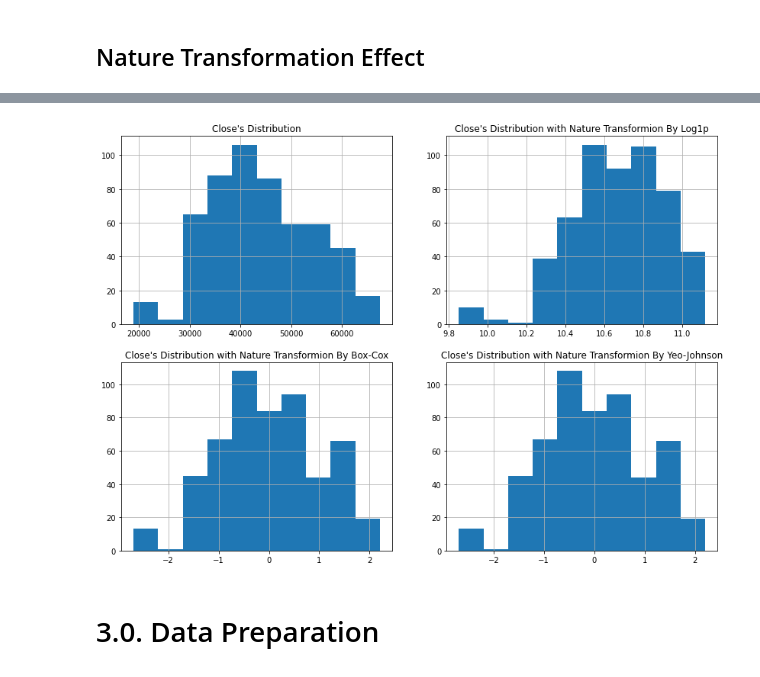
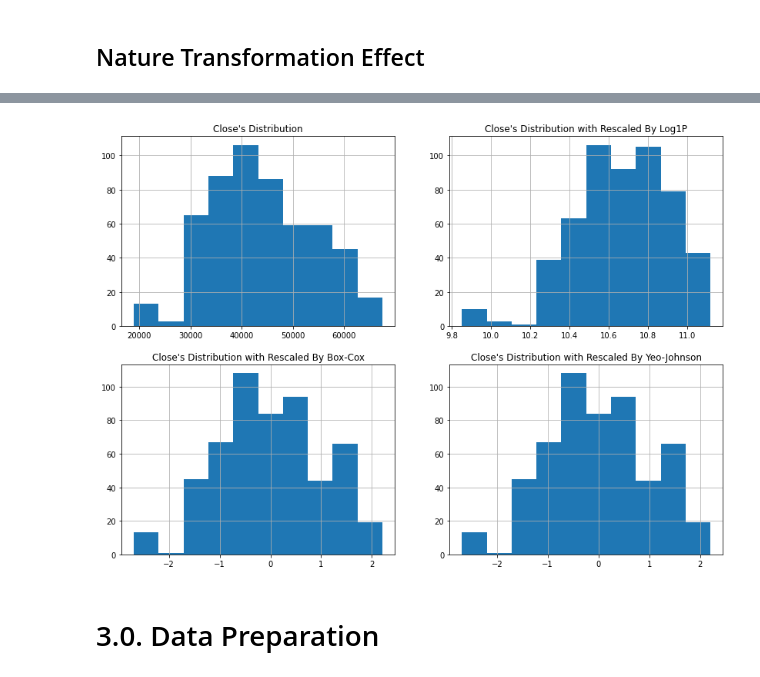
Before and after one commit to Valcilio/figma-assus, a Jupyter notebook: notebooks/data_eng_ml_model.ipynb, the cells around one changed output, grey strips where cells are left out. Drawn from its saved outputs; the diff is of its cells as text; code cells hidden in the pictures.

```diff
--- a/notebooks/data_eng_ml_model.ipynb
+++ b/notebooks/data_eng_ml_model.ipynb
@@ -85,5 +98,5 @@ analy.distribution_check(saving_figloc=fig_path)
 ## Nature Transformation Effect
 # %%
 fig_path = c.FIG_FLD / 'crypto_analysis/btc_nature_transformation_check.jpg'
-analy.nature_transform_effect_check(y='close', all_figsize=(14, 10), saving_figloc=fig_path)
+analy.rescalling_effect_check(y='close', all_figsize=(14, 10), saving_figloc=fig_path)
 # %% [output]
@@ -90,4 +107,4 @@ analy.nature_transform_effect_check(y='close', all_figsize=(14, 10), saving_figl
-[figure, old version]
+[figure, new version]
 # %% [markdown]
 # 3.0. Data Preparation
 # %%
```
Also changed, not shown: parts of 4 cells of this notebook, 23 other files.
